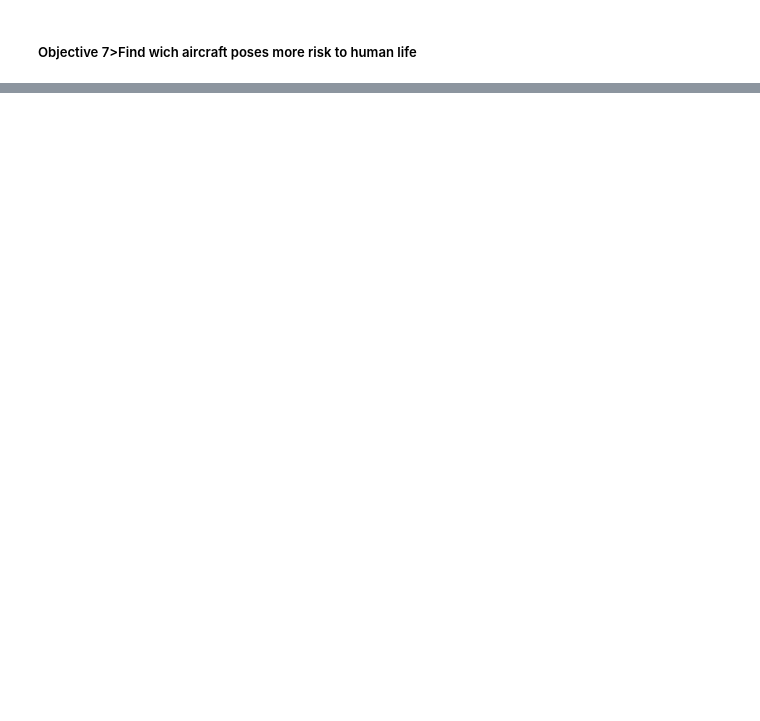
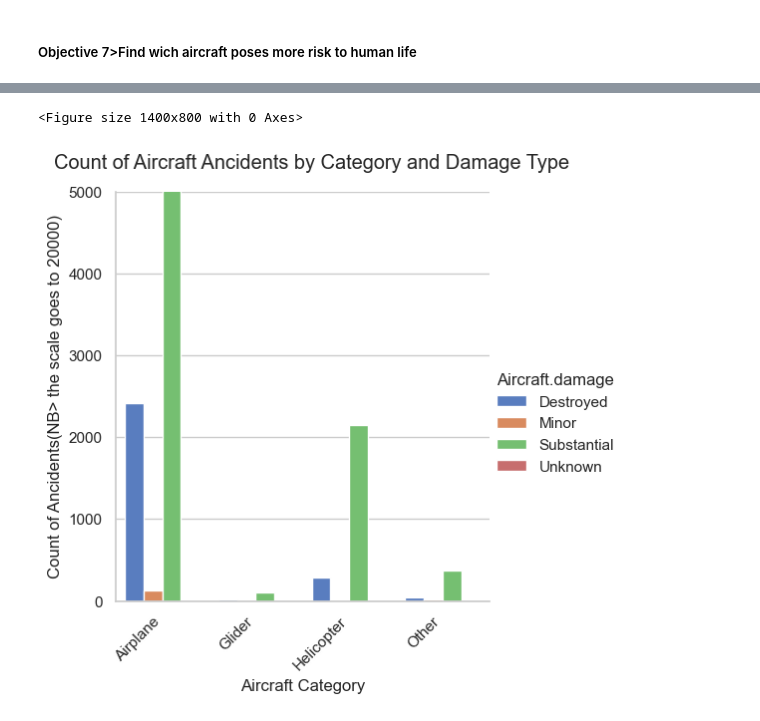
Before and after one commit to josephndex/aviation-business-strategy-and-risk-evasion-, a Jupyter notebook: student.ipynb.ipynb, the cells around one changed output, grey strips where cells are left out. Saved outputs shown, nothing was run; the diff lists cells and outputs as text; code cells hidden in the pictures; blank space fills up the shorter version.

Commit message:
end of phase 3

```diff
--- a/student.ipynb.ipynb
+++ b/student.ipynb.ipynb
@@ -320,0 +343,5 @@ aviation_clean_ob7
+# %%
+# first we are gona create a function that is gona enable us to call our graphs wich will be used in analysis in phase 4
+# Function to display the plot
+def show_plot(plot):
+     plt.show()
@@ -320,0 +354,23 @@ aviation_clean_ob7
+# %%
+# first aggregate the data
+agg_data = aviation_clean_ob1.groupby(['Aircraft.Category', 'Aircraft.damage']).size().reset_index(name='Count')
+# then reclassify categories
+agg_data['Aircraft.Category'] = agg_data['Aircraft.Category'].apply(lambda x: x if x in ['Airplane', 'Helicopter', 'Glider'] else 'Other')
+# Re-aggregate after reclassification
+agg_data = agg_data.groupby(['Aircraft.Category', 'Aircraft.damage']).sum().reset_index()
+# Set the style
+sns.set(style="whitegrid")
+# Create the plot
+plt.figure(figsize=(14, 8))
+aviation_clean_ob1_visual1= sns.catplot( x="Aircraft.Category", y="Count", hue="Aircraft.damage", kind="bar", data=agg_data, palette="muted" )
+aviation_clean_ob1_visual1.set_xticklabels(rotation=45, ha='right')
+# Rotate x-axis labels and align them
+aviation_clean_ob1_visual1.set_axis_labels("Aircraft Category", "Count of Ancidents(NB> the scale goes to 20000)")
+aviation_clean_ob1_visual1.fig.suptitle("Count of Aircraft Ancidents by Category and Damage Type", y=1.03)
+# Expand the y-axis scale
+aviation_clean_ob1_visual1.set(ylim=(0, 5000))
+# Display the plot by calling the variable
+show_plot(aviation_clean_ob1_visual1)
+# %% [output]
+<Figure size 1400x800 with 0 Axes>
+[figure, added]
```
Also changed, not shown: parts of 30 cells of this notebook, 12 other files.
